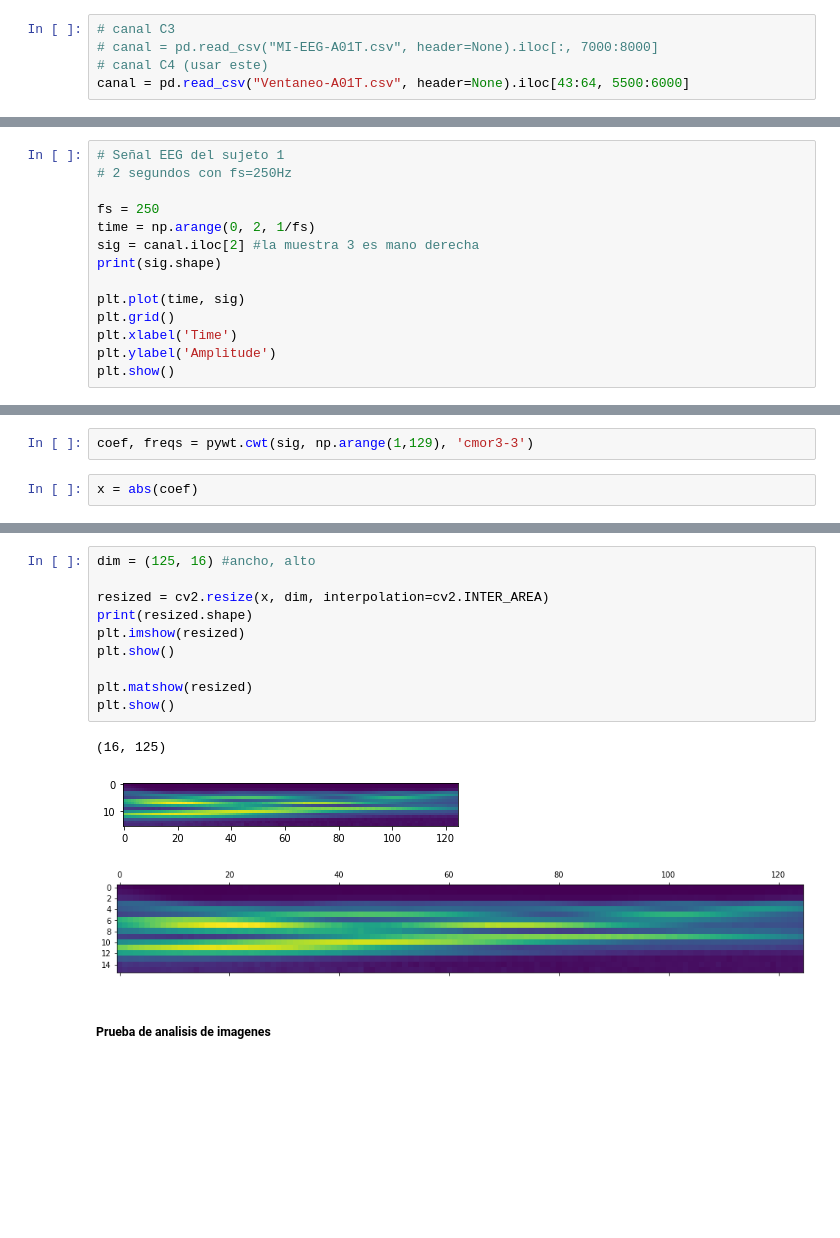
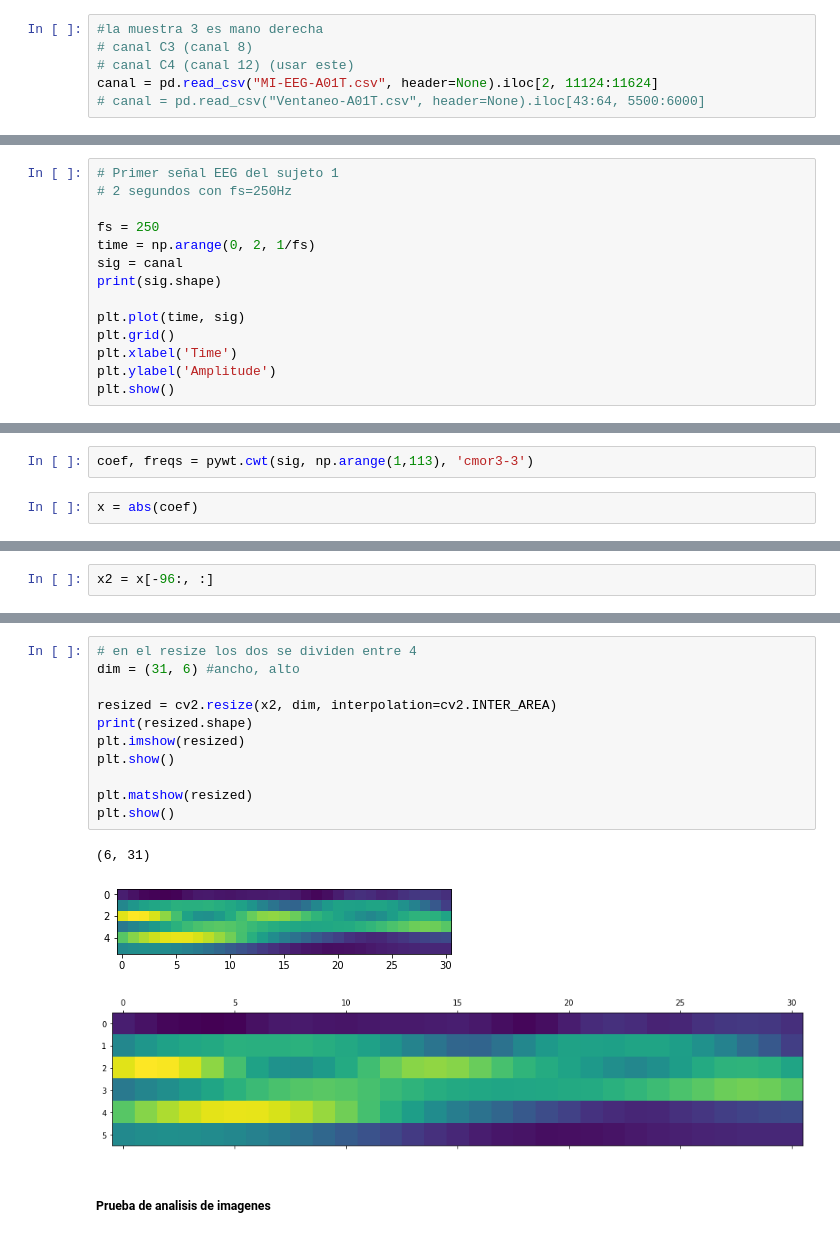
Before and after one commit to EdgarMoyete/Espectros, a Jupyter notebook: EscalogramaImgCWT.ipynb, the cells around one changed output, grey strips where cells are left out. Saved outputs shown, nothing was run; the diff lists cells and outputs as text; blank space fills up the shorter version.

```diff
--- a/EscalogramaImgCWT.ipynb
+++ b/EscalogramaImgCWT.ipynb
@@ -15,10 +9,11 @@ import matplotlib.pyplot as plt
 import pywt
 import cv2
 # %%
-# canal C3
-# canal = pd.read_csv("MI-EEG-A01T.csv", header=None).iloc[:, 7000:8000]
-# canal C4 (usar este)
-canal = pd.read_csv("Ventaneo-A01T.csv", header=None).iloc[43:64, 5500:6000]
+#la muestra 3 es mano derecha
+# canal C3 (canal 8)
+# canal C4 (canal 12) (usar este)
+canal = pd.read_csv("MI-EEG-A01T.csv", header=None).iloc[2, 11124:11624]
+# canal = pd.read_csv("Ventaneo-A01T.csv", header=None).iloc[43:64, 5500:6000]
 # %%
 canal.shape
 # %% [output]
@@ -26,10 +21,10 @@ canal.shape
 # %%
-# Señal EEG del sujeto 1
+# Primer señal EEG del sujeto 1
 # 2 segundos con fs=250Hz
 
 fs = 250
 time = np.arange(0, 2, 1/fs)
-sig = canal.iloc[2] #la muestra 3 es mano derecha
+sig = canal
 print(sig.shape)
 
 plt.plot(time, sig)
@@ -48,7 +43,7 @@ Frecuencias para diferentes escalas cmor3-3:
  [375.         187.5         93.75        46.875       23.4375
   11.71875      5.859375     2.9296875    1.46484375   0.73242188]
 # %%
-coef, freqs = pywt.cwt(sig, np.arange(1,129), 'cmor3-3')
+coef, freqs = pywt.cwt(sig, np.arange(1,113), 'cmor3-3')
 # %%
 x = abs(coef)
 # %%
@@ -75,0 +72,2 @@ plt.show()
+# %%
+x2 = x[-96:, :]
@@ -76,17 +85,18 @@ plt.show()
 # %%
-dim = (125, 16) #ancho, alto
+# en el resize los dos se dividen entre 4
+dim = (31, 6) #ancho, alto
 
-resized = cv2.resize(x, dim, interpolation=cv2.INTER_AREA)
+resized = cv2.resize(x2, dim, interpolation=cv2.INTER_AREA)
 print(resized.shape)
 plt.imshow(resized)
 plt.show()
 
 plt.matshow(resized)
 plt.show()
 # %% [output]
-(16, 125)
+(6, 31)
-[figure, old version]
+[figure, new version]
-[figure, old version]
+[figure, new version]
 # %% [markdown]
 ##### Prueba de analisis de imagenes
 # %%
```
Also changed, not shown: parts of 10 cells of this notebook, 3 other files.
